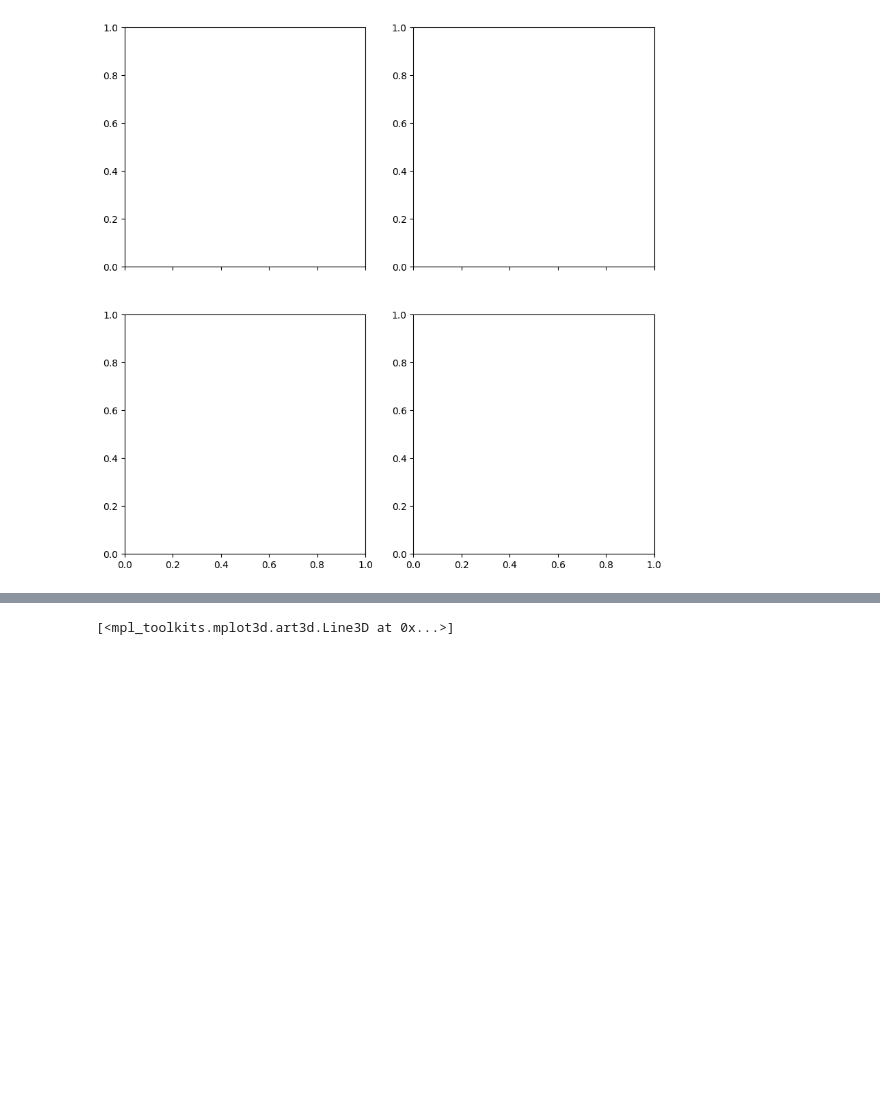
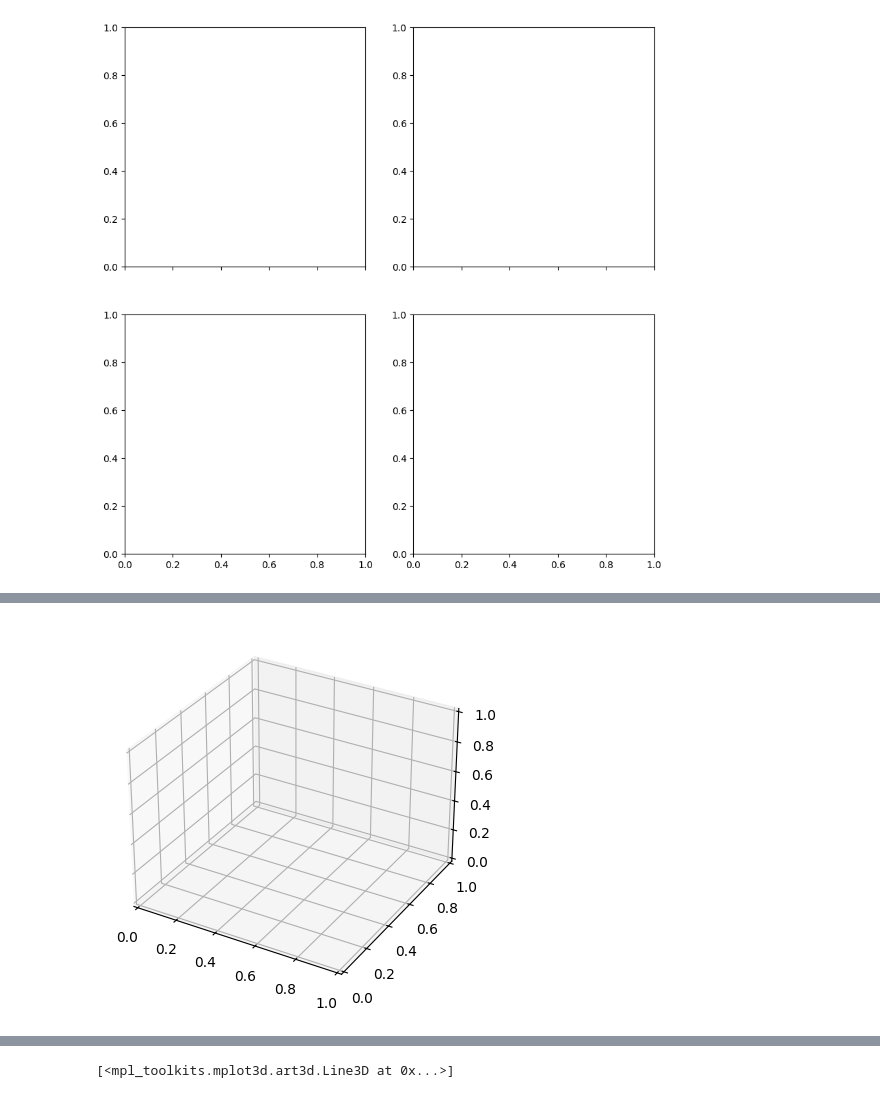
Before and after one commit to nadim-altaf/data-science-mentorship-campusx, a Jupyter notebook: Matplotlib/session_24_advanced_matplotlib.ipynb, the cells around one changed output, grey strips where cells are left out. Drawn from its saved outputs; the diff is of its cells as text; code cells hidden in the pictures; blank space fills up the shorter version.

```diff
--- a/Matplotlib/session_24_advanced_matplotlib.ipynb
+++ b/Matplotlib/session_24_advanced_matplotlib.ipynb
@@ -311,3 +320,10 @@ ax[1,1]
+# %%
+batters
+fig =  plt.figure()
+
+ax = plt.subplot(projection='3d')
+# %% [output]
+[figure, added]
 # %%
 batters
 
```
Also changed, not shown: parts of 7 cells of this notebook.
